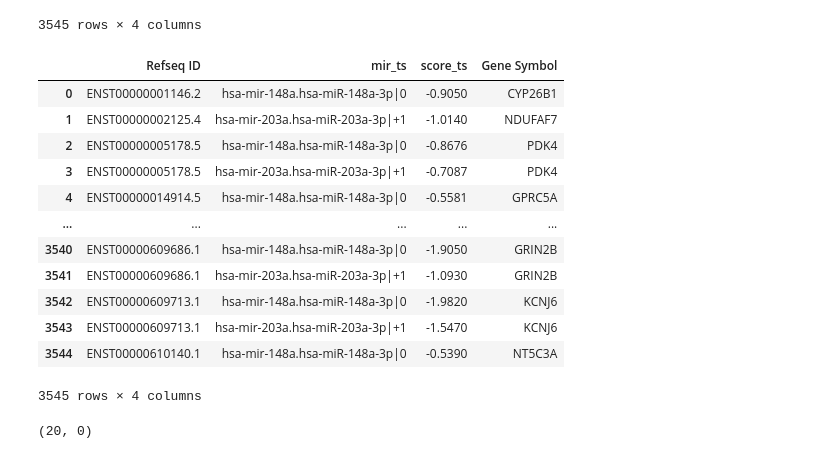
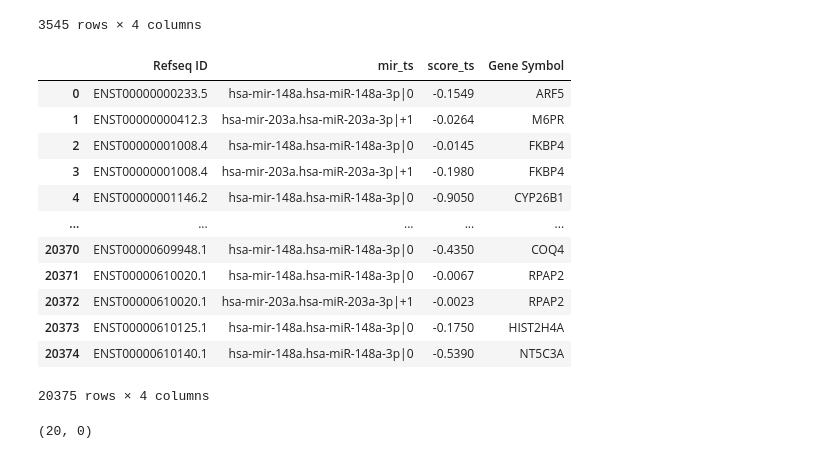
Before and after one commit to alex123012/isomiRNA_targeting, a Jupyter notebook: analysis.ipynb, the cells around one changed output. Drawn from its saved outputs; the diff is of its cells as text; code cells hidden in the pictures.

```diff
--- a/analysis.ipynb
+++ b/analysis.ipynb
@@ -55,24 +55,24 @@ mirdb
 3545 rows × 4 columns
 # %%
 ts = pd.read_csv('test_ts.tsv', sep='\t', index_col=0, header=None).rename(columns={1: 'mir_ts', 2: 'score_ts'})
-ts = ts.nsmallest(mirdb.shape[0], 'score_ts')
+# ts = ts.nsmallest(mirdb.shape[0], 'score_ts')
 ts = ts.join(mapper.set_index('Refseq ID')).reset_index().rename(columns={'index': 'Refseq ID'})
 not_mapped_ts = set(ts[ts['Gene Symbol'].isna()]['Refseq ID'])
 ts
 # %% [output]
 |  | Refseq ID | mir_ts | score_ts | Gene Symbol |
-| 0 | ENST00000001146.2 | hsa-mir-148a.hsa-miR-148a-3p|0 | -0.9050 | CYP26B1 |
-| 1 | ENST00000002125.4 | hsa-mir-203a.hsa-miR-203a-3p|+1 | -1.0140 | NDUFAF7 |
-| 2 | ENST00000005178.5 | hsa-mir-148a.hsa-miR-148a-3p|0 | -0.8676 | PDK4 |
-| 3 | ENST00000005178.5 | hsa-mir-203a.hsa-miR-203a-3p|+1 | -0.7087 | PDK4 |
-| 4 | ENST00000014914.5 | hsa-mir-148a.hsa-miR-148a-3p|0 | -0.5581 | GPRC5A |
+| 0 | ENST00000000233.5 | hsa-mir-148a.hsa-miR-148a-3p|0 | -0.1549 | ARF5 |
+| 1 | ENST00000000412.3 | hsa-mir-203a.hsa-miR-203a-3p|+1 | -0.0264 | M6PR |
+| 2 | ENST00000001008.4 | hsa-mir-148a.hsa-miR-148a-3p|0 | -0.0145 | FKBP4 |
+| 3 | ENST00000001008.4 | hsa-mir-203a.hsa-miR-203a-3p|+1 | -0.1980 | FKBP4 |
+| 4 | ENST00000001146.2 | hsa-mir-148a.hsa-miR-148a-3p|0 | -0.9050 | CYP26B1 |
 | ... | ... | ... | ... | ... |
-| 3540 | ENST00000609686.1 | hsa-mir-148a.hsa-miR-148a-3p|0 | -1.9050 | GRIN2B |
-| 3541 | ENST00000609686.1 | hsa-mir-203a.hsa-miR-203a-3p|+1 | -1.0930 | GRIN2B |
-| 3542 | ENST00000609713.1 | hsa-mir-148a.hsa-miR-148a-3p|0 | -1.9820 | KCNJ6 |
-| 3543 | ENST00000609713.1 | hsa-mir-203a.hsa-miR-203a-3p|+1 | -1.5470 | KCNJ6 |
-| 3544 | ENST00000610140.1 | hsa-mir-148a.hsa-miR-148a-3p|0 | -0.5390 | NT5C3A |
+| 20370 | ENST00000609948.1 | hsa-mir-148a.hsa-miR-148a-3p|0 | -0.4350 | COQ4 |
+| 20371 | ENST00000610020.1 | hsa-mir-148a.hsa-miR-148a-3p|0 | -0.0067 | RPAP2 |
+| 20372 | ENST00000610020.1 | hsa-mir-203a.hsa-miR-203a-3p|+1 | -0.0023 | RPAP2 |
+| 20373 | ENST00000610125.1 | hsa-mir-148a.hsa-miR-148a-3p|0 | -0.1750 | HIST2H4A |
+| 20374 | ENST00000610140.1 | hsa-mir-148a.hsa-miR-148a-3p|0 | -0.5390 | NT5C3A |
-3545 rows × 4 columns
+20375 rows × 4 columns
 # %%
 len(not_mapped_mirdb), len(not_mapped_ts)
 # %% [output]
```
Also changed, not shown: parts of 8 cells of this notebook.
